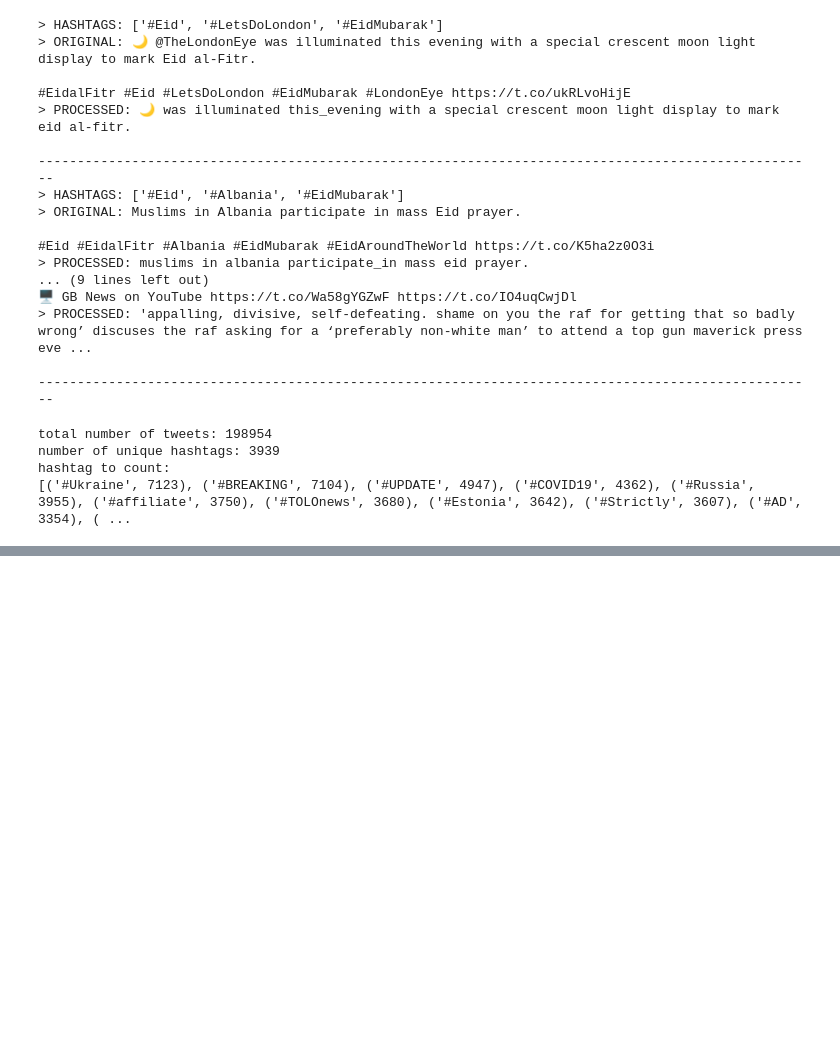
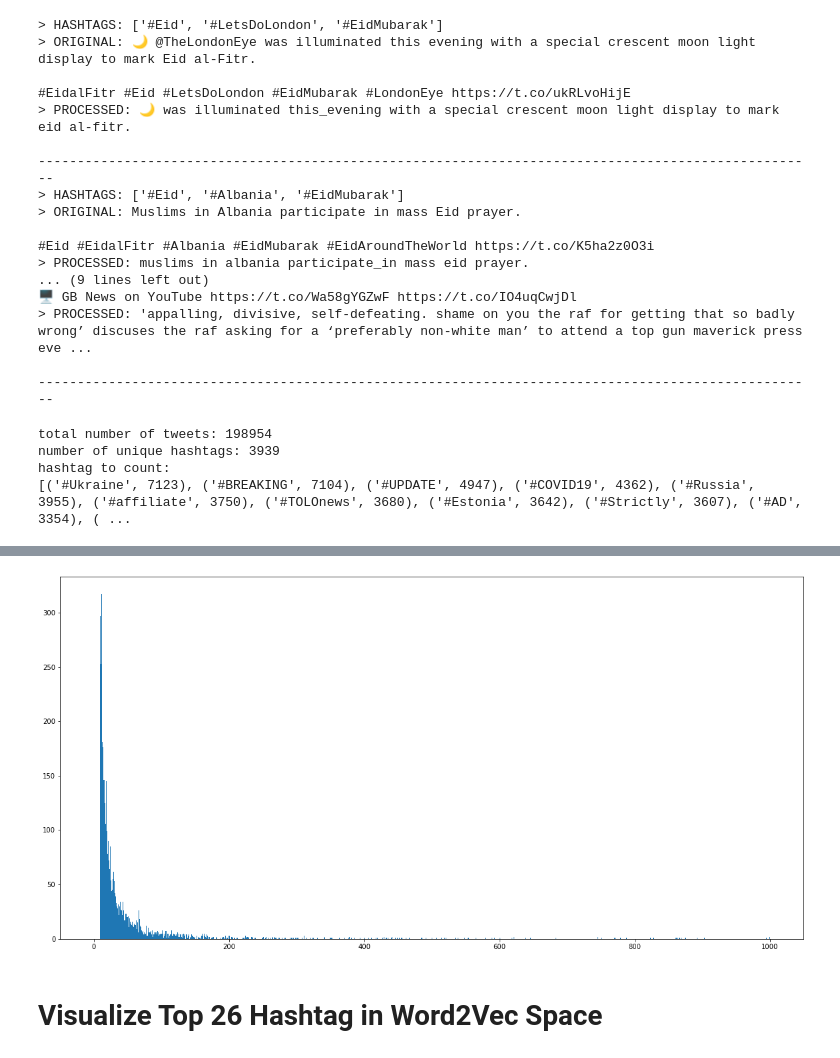
Before and after one commit to danielmuellerdev/HASHET, a Jupyter notebook: display_data.ipynb, the cells around one changed output, grey strips where cells are left out. Cells and saved outputs as stored; diff of their text form; code cells hidden in the pictures; blank space fills up the shorter version.

```diff
--- a/display_data.ipynb
+++ b/display_data.ipynb
@@ -7,2 +11,0 @@ tweet_processor = TweetProcessor()
-# %%
-word_emb_tweets = tweet_processor.preprocess_tweets_for_word_embedding(dataset_file_path)
@@ -105,3 +112,15 @@ with open('top_3000_hashtags.json', 'w') as file:
+# %%
+tweets_per_hashtag = hashtag_counter.values()
+
+plt.hist(tweets_per_hashtag, range=(0, 1000), bins=round((len(tweets_per_hashtag) / 4)))
+fig = plt.gcf()
+fig.set_size_inches(20, 10)
+
+plt.show()
+# %% [output]
+[figure, added]
+# %% [markdown]
+# Visualize Top 26 Hashtag in Word2Vec Space
 # %%
 from sklearn.decomposition import PCA
 import pickle
```
Also changed, not shown: parts of 14 cells of this notebook.
